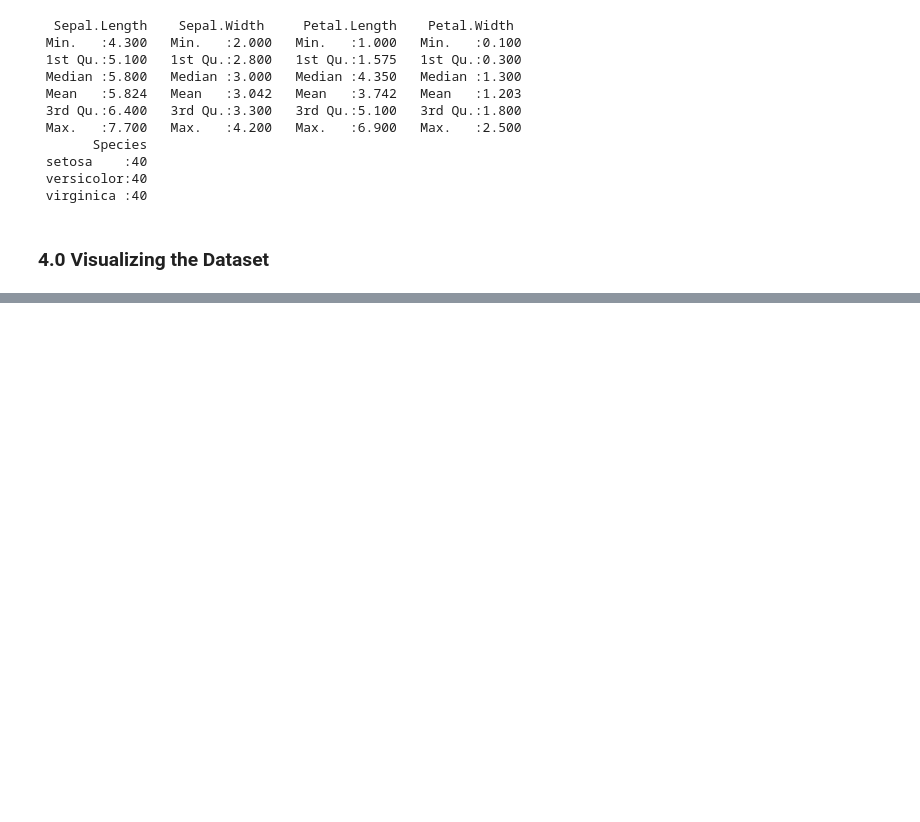
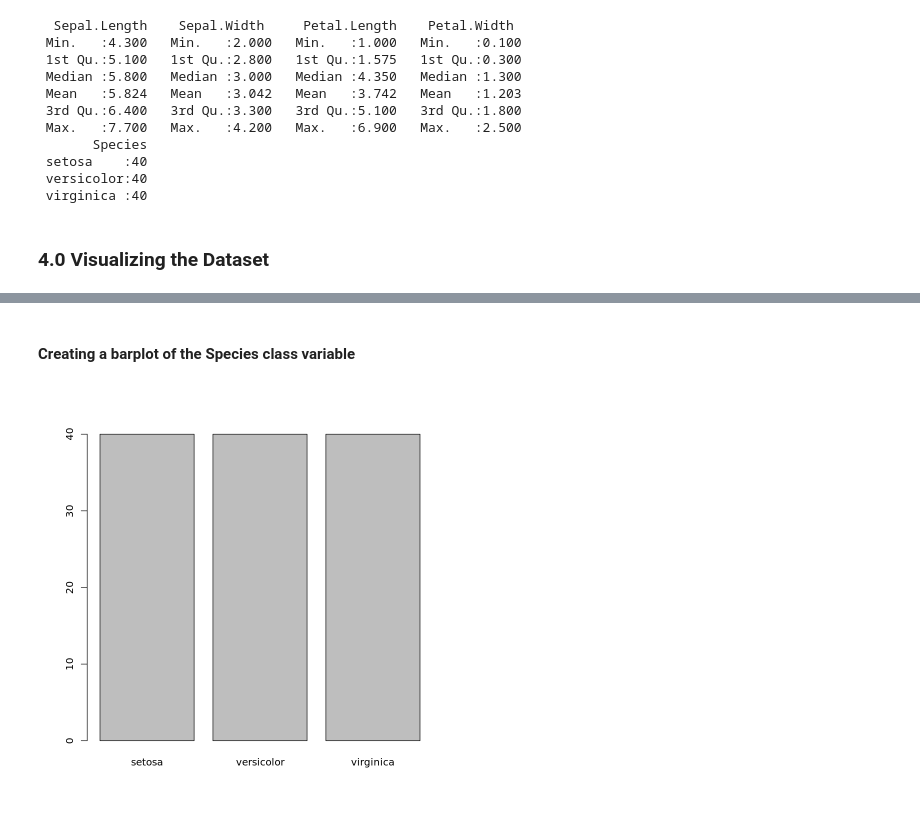
Before and after one commit to MichaelMEM1/Building_a_MLapp_R, a Jupyter notebook: MLappR.ipynb, the cells around one changed output, grey strips where cells are left out. Saved outputs shown, nothing was run; the diff lists cells and outputs as text; code cells hidden in the pictures; blank space fills up the shorter version.

```diff
--- a/MLappR.ipynb
+++ b/MLappR.ipynb
@@ -125,0 +142,6 @@ summary(dataset)
+# %% [markdown]
+#### Creating a barplot of the Species class variable
+# %%
+plot(y)
+# %% [output]
+[figure, added]
```
Also changed, not shown: parts of 41 cells of this notebook.
